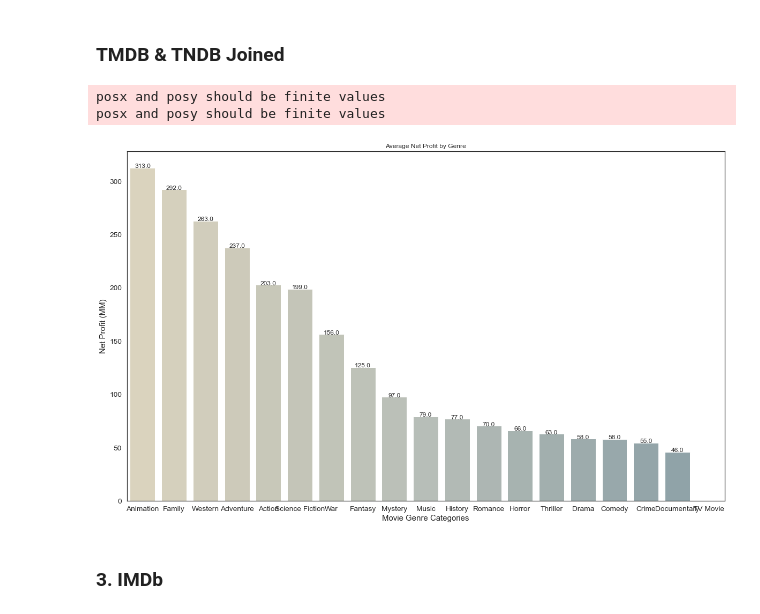
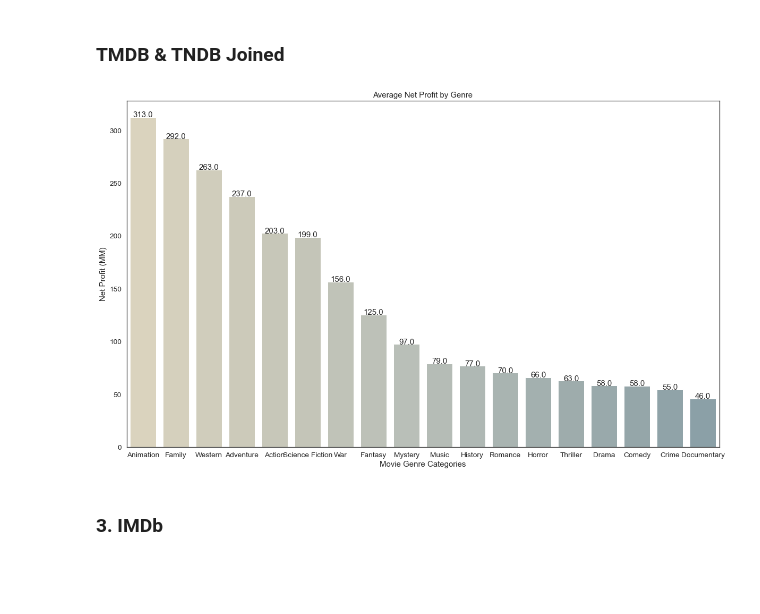
Before and after one commit to fetterollie/Microsoft-Movie-Analysis, a Jupyter notebook: dsc-phase1-project-template-mistake-copy.ipynb, the cells around one changed output. Saved outputs shown, nothing was run; the diff lists cells and outputs as text; code cells hidden in the pictures; blank space fills up the shorter version.

Commit message:
commit fix to graph

```diff
--- a/dsc-phase1-project-template-mistake-copy.ipynb
+++ b/dsc-phase1-project-template-mistake-copy.ipynb
@@ -320,7 +320,7 @@ df_filtered.head()
 # %% [markdown]
 **For the last step before analysis, we'll change the type of `primary_genre` to categorical information.**
 # %%
-df_filtered['primary_genre'] = df_filtered['primary_genre'].astype('category')
+df_filtered['primary_genre'] = df_filtered['primary_genre']#.astype('category')
 # %% [markdown]
 ### 2. The Numbers Database
 # %% [markdown]
@@ -622,21 +634,19 @@ for p in ax.patches:
 # %%
 yjoin = df_tmdb_tn_innerjoin.groupby(['primary_genre']).mean().sort_values(by='profit_mils', ascending=False)
 xjoin = list(df_tmdb_tn_innerjoin.groupby(['primary_genre']).mean().sort_values(by='profit_mils', ascending=False).index)
 fig2, axj = plt.subplots(figsize=(20, 12))
-sns.set(style="whitegrid", color_codes=True)
+#sns.set(style="whitegrid", color_codes=True)
 sns.barplot(x=xjoin, y=yjoin['profit_mils'], saturation=.4, palette='blend:#EDA,#7AB')
 
 axj.set_title('Average Net Profit by Genre')
 axj.set_xlabel('Movie Genre Categories')
 axj.set_ylabel('Net Profit (MM)')
 
 
 for loc, label in enumerate((yjoin['profit_mils'])):
     axj.text(loc, label+.15, str(round(label, ndigits=0)), ha='center');
 # %% [output]
-posx and posy should be finite values
-posx and posy should be finite values
-[figure, old version]
+[figure, new version]
 # %% [markdown]
 ### 3. IMDb
 # %% [markdown]
```
Also changed, not shown: parts of 7 cells of this notebook.
